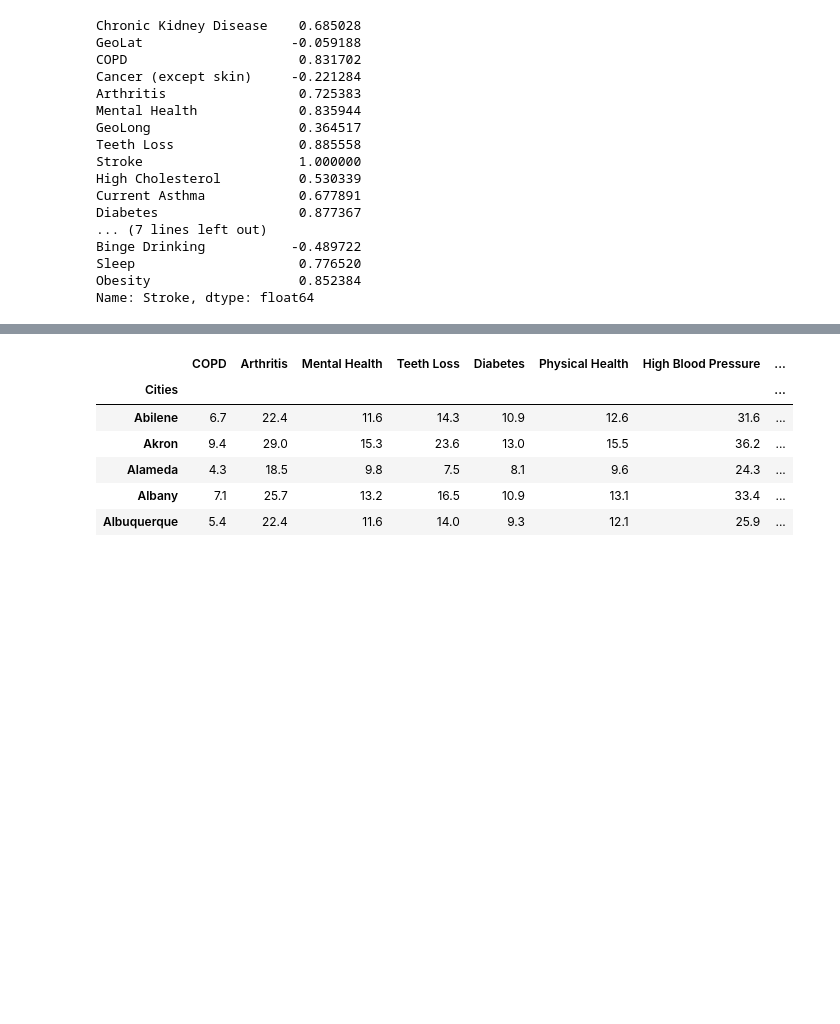
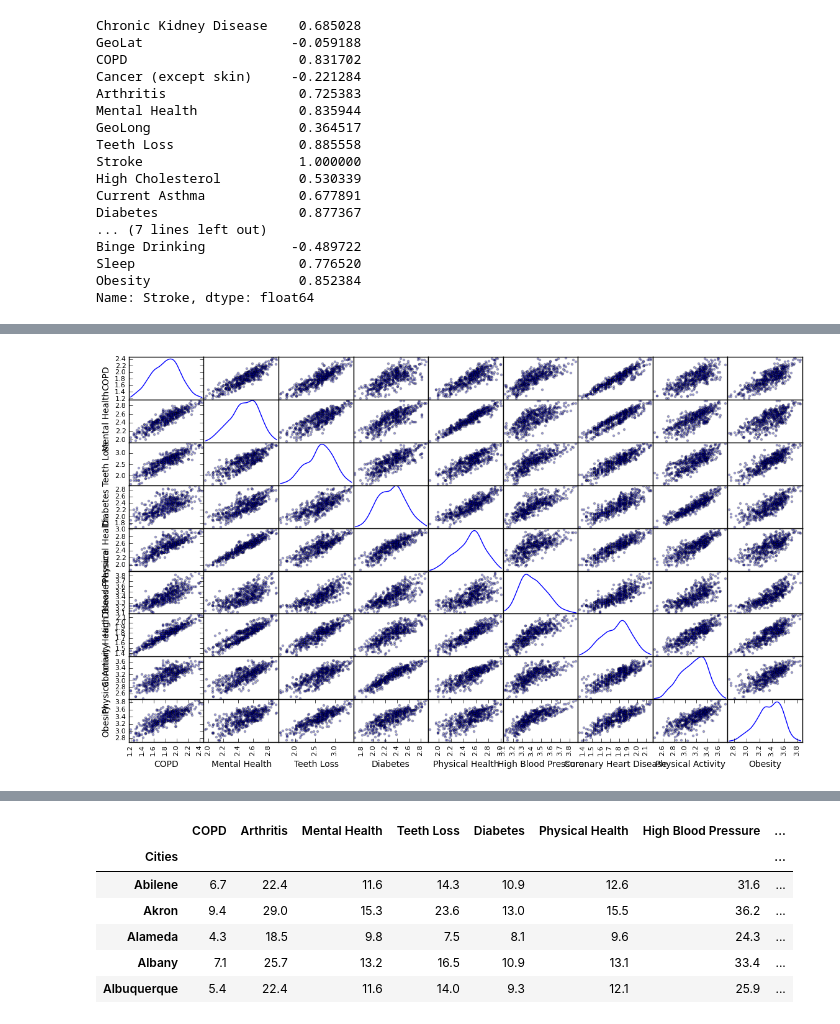
Before and after one commit to RJBeetel3/500_Cities_Project, a Jupyter notebook: 500_Cities_Linear_Regression.ipynb, the cells around one changed output, grey strips where cells are left out. Drawn from its saved outputs; the diff is of its cells as text; code cells hidden in the pictures; blank space fills up the shorter version.

```diff
--- a/500_Cities_Linear_Regression.ipynb
+++ b/500_Cities_Linear_Regression.ipynb
@@ -283,0 +480,14 @@ Obesity   0.852384375754
+# %%
+# original data was pretty normal to start but
+# looking at log transform data to see if we can normalize data further.
+# result was similar to original so will continue to use 'raw' data.
+
+log_datacorr_df = np.log(datacorr_df[stroke_preds])
+
+# TODO: Scale the sample data using the natural logarithm
+#log_samples = np.log(samples)
+
+# Produce a scatter matrix for each pair of newly-transformed features
+pd.scatter_matrix(log_datacorr_df, alpha = 0.3, figsize = (14,8), diagonal = 'kde');
+# %% [output]
+[figure, added]
```
Also changed, not shown: parts of 35 cells of this notebook, 1 other file.
